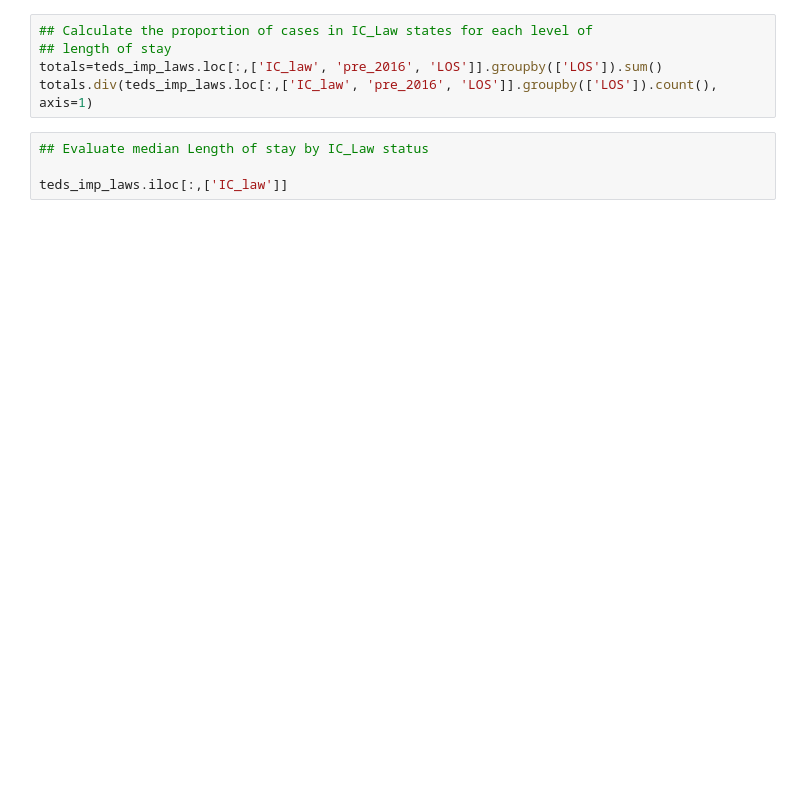
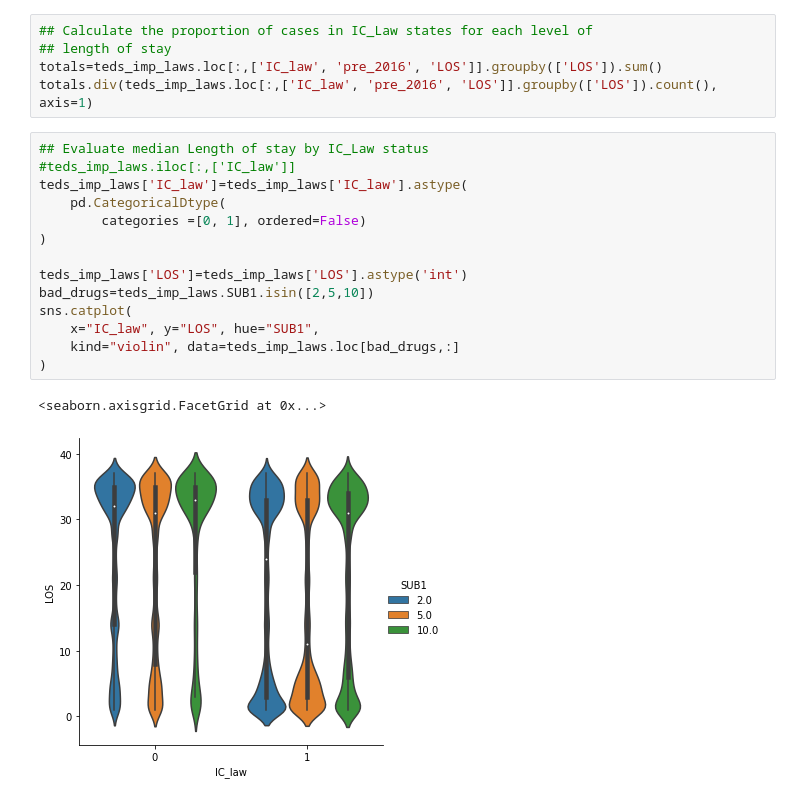
Before and after one commit to afaranda/TEDS_Housing_Employment_Study, a Jupyter notebook: notebooks/01_Explore_And_Process.ipynb, the cells around one changed output. Drawn from its saved outputs; the diff is of its cells as text; blank space fills up the shorter version.

```diff
--- a/notebooks/01_Explore_And_Process.ipynb
+++ b/notebooks/01_Explore_And_Process.ipynb
@@ -232,5 +336,18 @@ totals=teds_imp_laws.loc[:,['IC_law', 'pre_2016', 'LOS']].groupby(['LOS']).sum()
 totals.div(teds_imp_laws.loc[:,['IC_law', 'pre_2016', 'LOS']].groupby(['LOS']).count(), axis=1)
 # %%
 ## Evaluate median Length of stay by IC_Law status
+#teds_imp_laws.iloc[:,['IC_law']]
+teds_imp_laws['IC_law']=teds_imp_laws['IC_law'].astype(
+    pd.CategoricalDtype(
+        categories =[0, 1], ordered=False)
+)
 
-teds_imp_laws.iloc[:,['IC_law']]
+teds_imp_laws['LOS']=teds_imp_laws['LOS'].astype('int')
+bad_drugs=teds_imp_laws.SUB1.isin([2,5,10])
+sns.catplot(
+    x="IC_law", y="LOS", hue="SUB1",
+    kind="violin", data=teds_imp_laws.loc[bad_drugs,:]
+)
+# %% [output]
+<seaborn.axisgrid.FacetGrid at 0x...>
+[figure, added]
```
Also changed, not shown: parts of 6 cells of this notebook.
